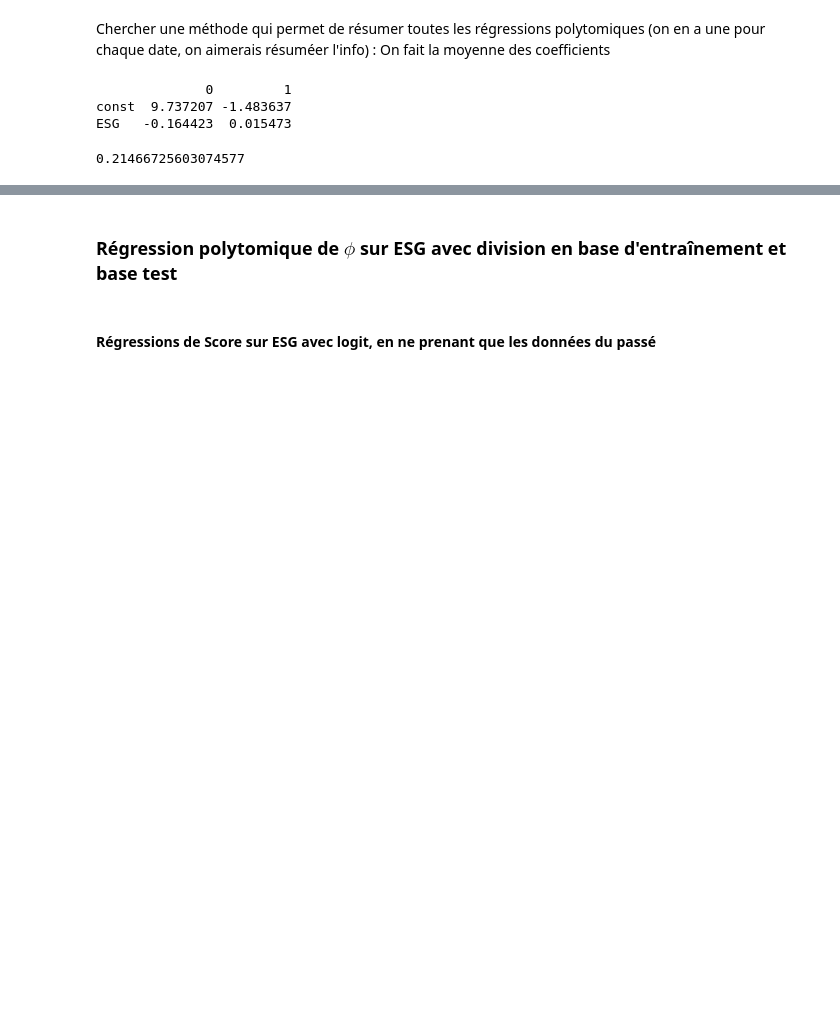
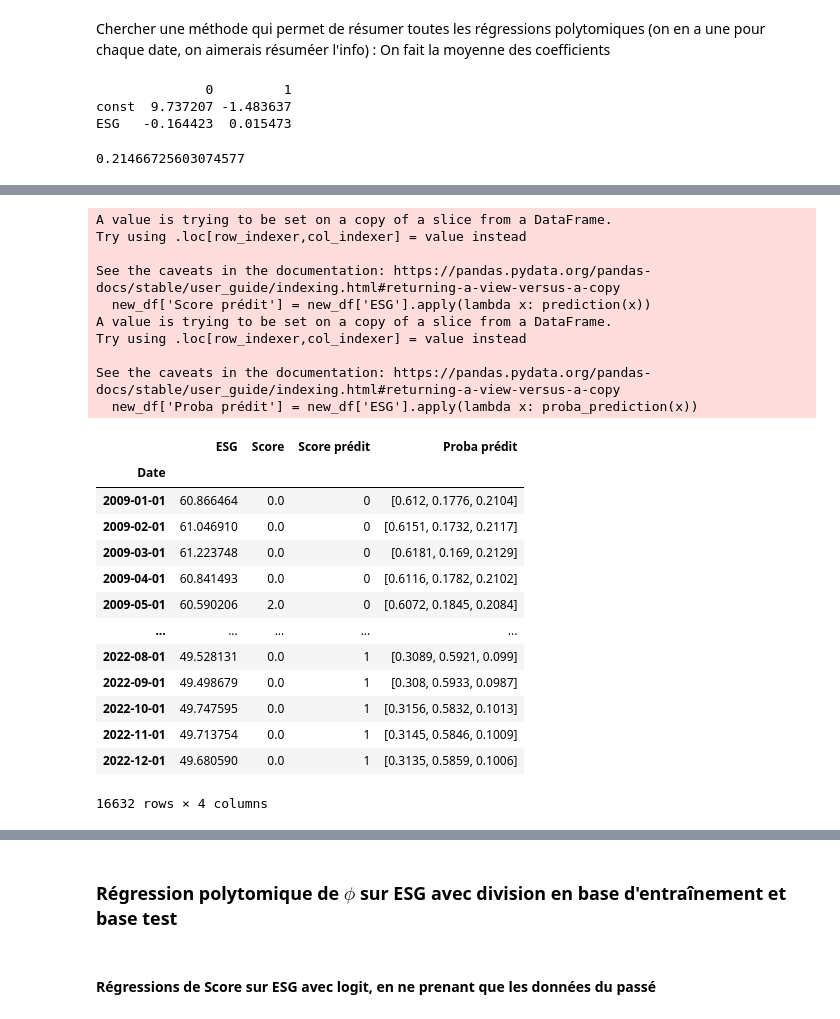
Before and after one commit to tgarnier067/Stat_app, a Jupyter notebook: Clustering.ipynb, the cells around one changed output, grey strips where cells are left out. Saved outputs shown, nothing was run; the diff lists cells and outputs as text; code cells hidden in the pictures; blank space fills up the shorter version.

```diff
--- a/Clustering.ipynb
+++ b/Clustering.ipynb
@@ -1095,3 +1051,8 @@ ESG   -0.164423  0.015473
 print(resultats_modeles[0]['modele'].prsquared)
 # %% [output]
 0.21466725603074577
+# %%
+for result in resultats_modeles:
+    # Récupération des coefficients estimés, pseudo R-carré et log-vraisemblance
+    print("Paramètres : ", result['modele'].params)
+    print("Pesudo R2 : ", result['modele'].prsquared)
@@ -1097,0 +1231,16 @@ print(resultats_modeles[0]['modele'].prsquared)
+# %%
+def proba_prediction(ESG):
+
+    const_1 = 8.8971
+    const_2 = -1.4452
+    ESG_1 = -0.1665
+    ESG_2 = 0.0062
+
+    p1 = (np.exp(const_1 + ESG_1*ESG))/(1 + np.exp(const_1 + ESG_1*ESG) + np.exp(const_2 + ESG_2*ESG))
+    p2 = (np.exp(const_2 + ESG_2*ESG))/(1 + np.exp(const_1 + ESG_1*ESG) + np.exp(const_2 + ESG_2*ESG))
+    p0 = 1-p1-p2
+
+    return [round(p0, 4), round(p1, 4), round(p2, 4)]
+
+for i in range(100):
+    print("Proba de prédiction pour ESG =", i, " : ", proba_prediction(i))
@@ -1097,0 +1265,31 @@ print(resultats_modeles[0]['modele'].prsquared)
+# %%
+new_df = df[['ESG', 'Score']]
+new_df['Score prédit'] = new_df['ESG'].apply(lambda x: prediction(x))
+new_df['Proba prédit'] = new_df['ESG'].apply(lambda x: proba_prediction(x))
+
+new_df
+# %% [output]
+A value is trying to be set on a copy of a slice from a DataFrame.
+Try using .loc[row_indexer,col_indexer] = value instead
+
+See the caveats in the documentation: https://pandas.pydata.org/pandas-docs/stable/user_guide/indexing.html#returning-a-view-versus-a-copy
+  new_df['Score prédit'] = new_df['ESG'].apply(lambda x: prediction(x))
+A value is trying to be set on a copy of a slice from a DataFrame.
+Try using .loc[row_indexer,col_indexer] = value instead
+
+See the caveats in the documentation: https://pandas.pydata.org/pandas-docs/stable/user_guide/indexing.html#returning-a-view-versus-a-copy
+  new_df['Proba prédit'] = new_df['ESG'].apply(lambda x: proba_prediction(x))
+|  | ESG | Score | Score prédit | Proba prédit |
+| Date |  |  |  |  |
+| 2009-01-01 | 60.866464 | 0.0 | 0 | [0.612, 0.1776, 0.2104] |
+| 2009-02-01 | 61.046910 | 0.0 | 0 | [0.6151, 0.1732, 0.2117] |
+| 2009-03-01 | 61.223748 | 0.0 | 0 | [0.6181, 0.169, 0.2129] |
+| 2009-04-01 | 60.841493 | 0.0 | 0 | [0.6116, 0.1782, 0.2102] |
+| 2009-05-01 | 60.590206 | 2.0 | 0 | [0.6072, 0.1845, 0.2084] |
+| ... | ... | ... | ... | ... |
+| 2022-08-01 | 49.528131 | 0.0 | 1 | [0.3089, 0.5921, 0.099] |
+| 2022-09-01 | 49.498679 | 0.0 | 1 | [0.308, 0.5933, 0.0987] |
+| 2022-10-01 | 49.747595 | 0.0 | 1 | [0.3156, 0.5832, 0.1013] |
+| 2022-11-01 | 49.713754 | 0.0 | 1 | [0.3145, 0.5846, 0.1009] |
+| 2022-12-01 | 49.680590 | 0.0 | 1 | [0.3135, 0.5859, 0.1006] |
+16632 rows × 4 columns
```
Also changed, not shown: parts of 14 cells of this notebook, 1 other file.
